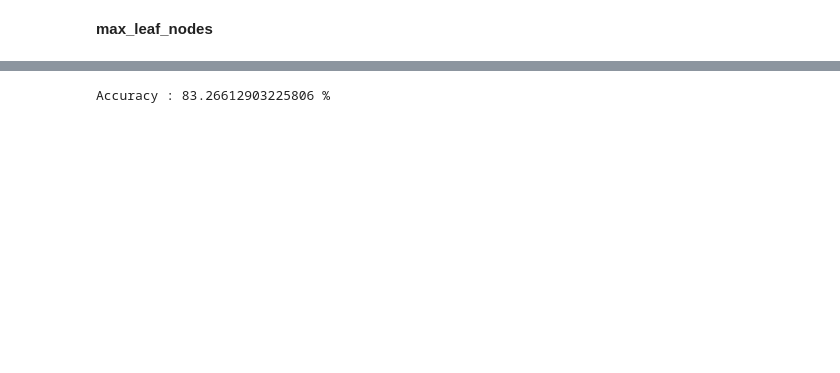
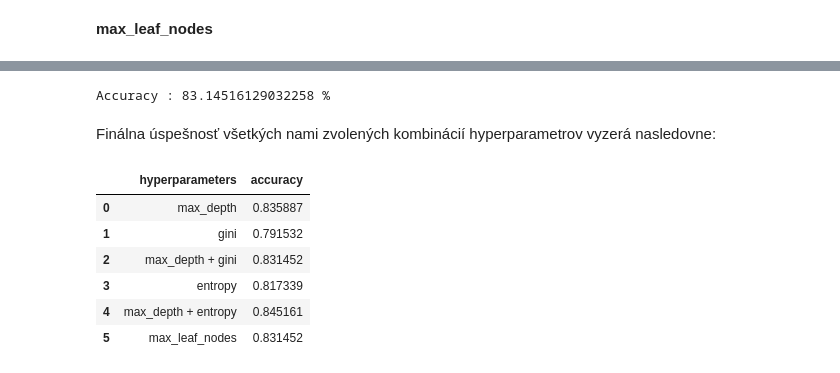
Before and after one commit to hajdu1/IAU-Projekt, a Jupyter notebook: strojove_ucenie.ipynb, the cells around one changed output, grey strips where cells are left out. Cells and saved outputs as stored; diff of their text form; code cells hidden in the pictures; blank space fills up the shorter version.

```diff
--- a/strojove_ucenie.ipynb
+++ b/strojove_ucenie.ipynb
@@ -434,3 +465,7 @@ tree.plot_tree(clf5)
 # %%
 ypred5 = clf5.predict(xtest)
+# %%
+accuracy5 = metrics.accuracy_score(ytest, ypred5)
+# %%
+hyperparameters = hyperparameters.append({'hyperparameters':'max_depth + entropy', 'accuracy': accuracy5}, ignore_index=True)
 # %%
@@ -466,6 +501,22 @@ tree.plot_tree(clf6)
 # %%
 ypred6 = clf6.predict(xtest)
+# %%
+accuracy6 = metrics.accuracy_score(ytest, ypred6)
+# %%
+hyperparameters = hyperparameters.append({'hyperparameters':'max_leaf_nodes', 'accuracy': accuracy6}, ignore_index=True)
 # %%
-print("Accuracy :", metrics.accuracy_score(ytest, ypred6) * 100, '%')
+print("Accuracy :", accuracy6 * 100, '%')
 # %% [output]
-Accuracy : 83.26612903225806 %
+Accuracy : 83.14516129032258 %
+# %% [markdown]
+Finálna úspešnosť všetkých nami zvolených kombinácií hyperparametrov vyzerá nasledovne:
+# %%
+hyperparameters
+# %% [output]
+|  | hyperparameters | accuracy |
+| 0 | max_depth | 0.835887 |
+| 1 | gini | 0.791532 |
+| 2 | max_depth + gini | 0.831452 |
+| 3 | entropy | 0.817339 |
+| 4 | max_depth + entropy | 0.845161 |
+| 5 | max_leaf_nodes | 0.831452 |
```
Also changed, not shown: parts of 27 cells of this notebook.
